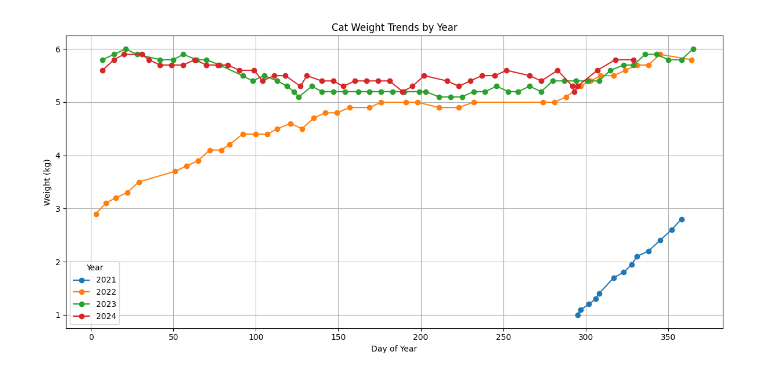
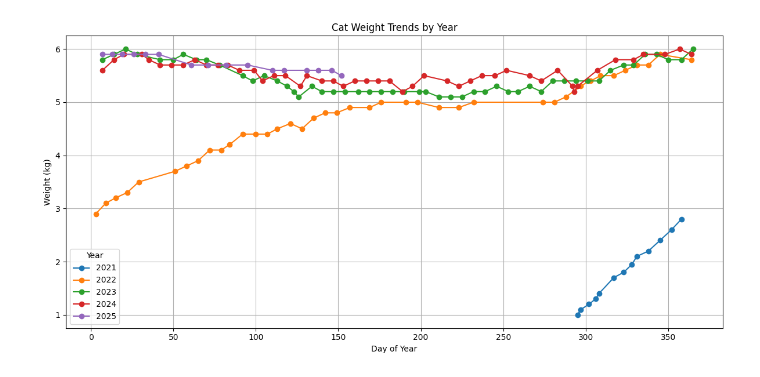
Before and after one commit to hidenden/catdb, a Jupyter notebook: notebooks/analyse001.ipynb, the cells around one changed output. Cells and saved outputs as stored; diff of their text form; code cells hidden in the pictures.

```diff
--- a/notebooks/analyse001.ipynb
+++ b/notebooks/analyse001.ipynb
@@ -127,6 +127,6 @@ def plot_weight_trends_by_years(df: pd.DataFrame, years: list[int]) -> None:
     plt.tight_layout()
     plt.show()
 # %%
-plot_weight_trends_by_years(df, [2021, 2022, 2023, 2024])
+plot_weight_trends_by_years(df, [2021, 2022, 2023, 2024, 2025])
 # %% [output]
-[figure, old version]
+[figure, new version]
```
Also changed, not shown: parts of 3 cells of this notebook.
